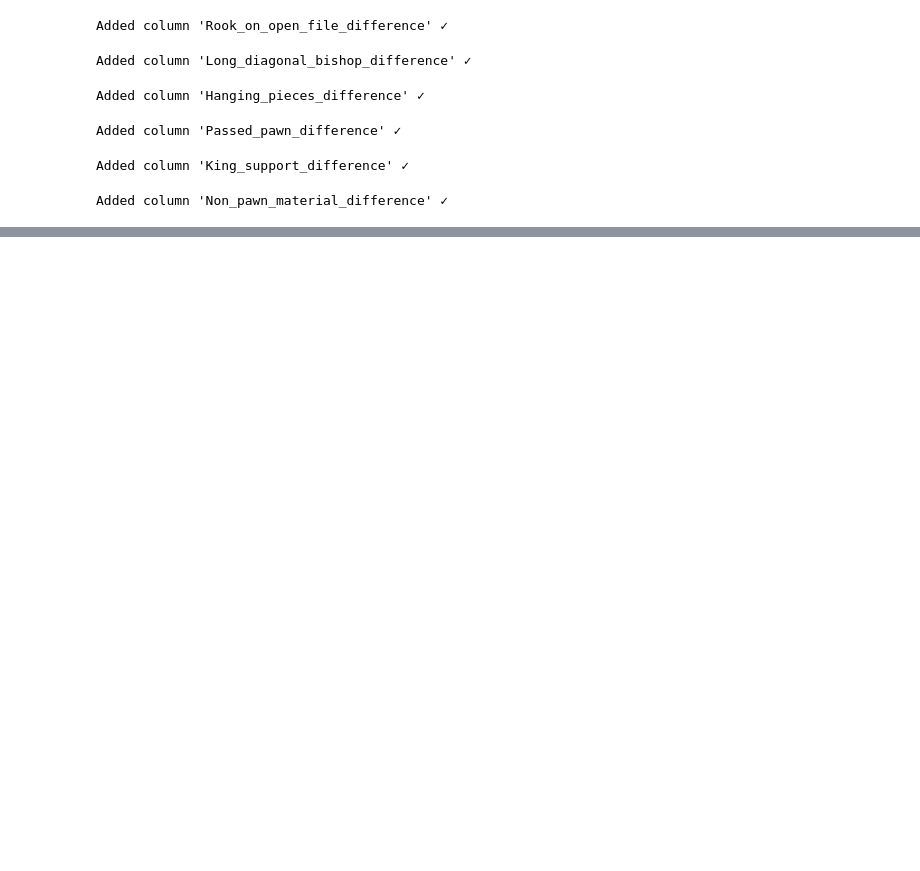
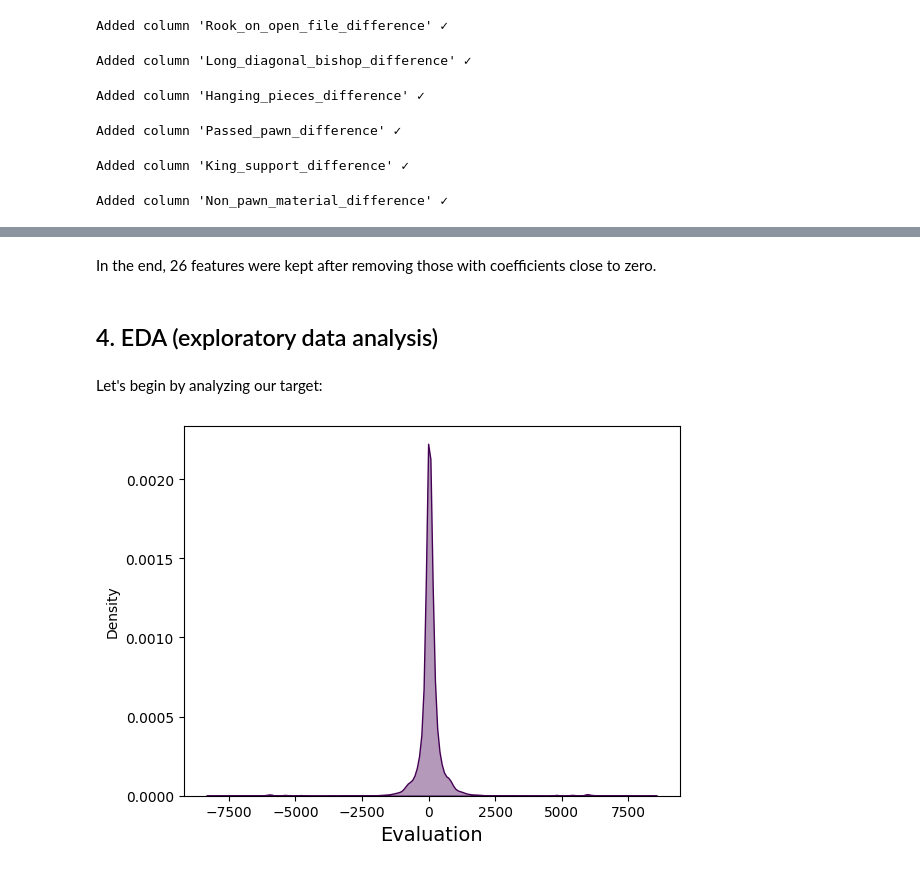
Before and after one commit to albert-ce/kaggle-chess-evaluations, a Jupyter notebook: Kaggle - Chess Evaluations.ipynb, the cells around one changed output, grey strips where cells are left out. Cells and saved outputs as stored; diff of their text form; code cells hidden in the pictures; blank space fills up the shorter version.

```diff
--- a/Kaggle - Chess Evaluations.ipynb
+++ b/Kaggle - Chess Evaluations.ipynb
@@ -898,0 +991,9 @@ Name: Evaluation, dtype: float64
+# %%
+# Skip this cell if the preprocessing step was already executed
+
+csvFile = "checkpoint.csv"
+print(f"Reading the file '{csvFile}'...")
+
+df = pd.read_csv(f'data/{csvFile}')
+
+print(f"File '{csvFile}' read successfully ✓")
@@ -898,0 +1003,7 @@ Name: Evaluation, dtype: float64
+# %%
+fens = df['FEN']
+df = df.drop(columns=['FEN', 'Board', 'Numpy_board'])
+
+X, y = df.drop(columns=[target]), df[target]
+
+print(f"{df.shape[1]} new features have been added in total")
@@ -898,0 +1018,8 @@ Name: Evaluation, dtype: float64
+# %%
+from sklearn.linear_model import Lasso
+
+regr_lasso = Lasso(random_state=42)
+regr_lasso.fit(X, y)
+
+coef_table = pd.DataFrame({'Feature': X.columns,'Coefficient': regr_lasso.coef_})
+coef_table
@@ -898,0 +1042,4 @@ Name: Evaluation, dtype: float64
+# %%
+discarded = coef_table[coef_table['Coefficient'] <= 1e-10].reset_index(drop=True)
+df = df.drop(columns=discarded['Feature'].tolist())
+pd.DataFrame(df.columns)
@@ -898,0 +1064,15 @@ Name: Evaluation, dtype: float64
+# %% [markdown]
+In the end, 26 features were kept after removing those with coefficients close to zero.
+# %% [markdown]
+## 4. EDA (exploratory data analysis)
+# %% [markdown]
+Let's begin by analyzing our target:
+# %%
+import seaborn as sns
+import matplotlib.pyplot as plt
+
+sns.kdeplot(df[target], fill=True, alpha=0.4, label = 'KFold', color=sns.color_palette("viridis", as_cmap=True)(0))
+plt.xlabel('Evaluation', fontsize=14)
+plt.show()
+# %% [output]
+[figure, added]
```
Also changed, not shown: parts of 40 cells of this notebook.
